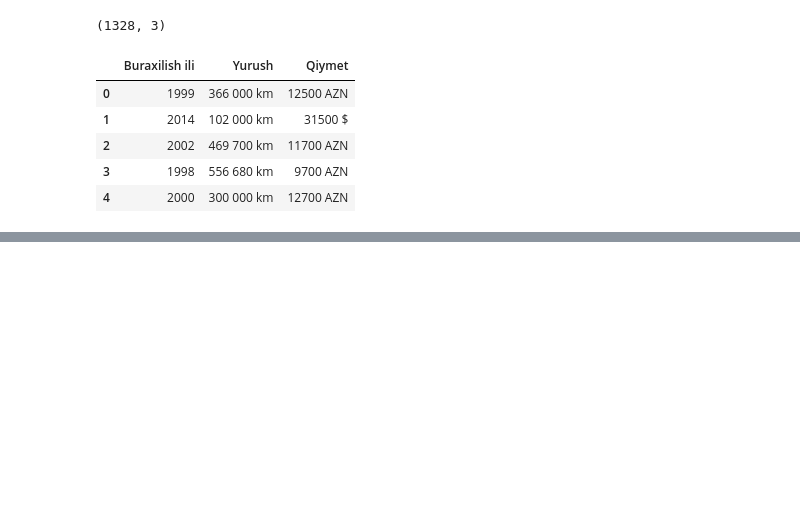
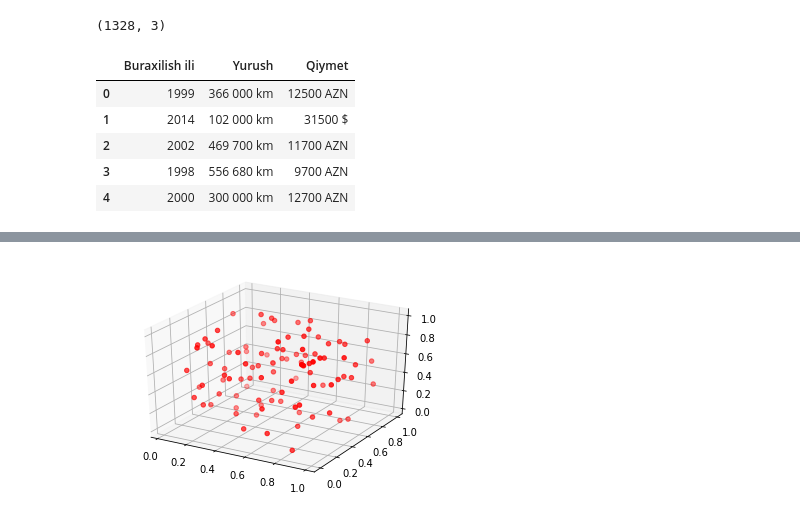
Before and after one commit to Musadiq-Aliyev/Linear-Regression, a Jupyter notebook: Linear Regression.ipynb, the cells around one changed output, grey strips where cells are left out. Cells and saved outputs as stored; diff of their text form; code cells hidden in the pictures; blank space fills up the shorter version.

```diff
--- a/Linear Regression.ipynb
+++ b/Linear Regression.ipynb
@@ -17,0 +39,15 @@ data.head()
+# %%
+import numpy as np
+import matplotlib.pyplot as plt
+from mpl_toolkits.mplot3d import Axes3D
+fig = plt.figure()
+ax = fig.add_subplot(111, projection='3d')
+
+x1 = np.random.rand(100)
+y1 = np.random.rand(100)
+z1 = np.random.rand(100)
+ax.scatter(x1,y1,z1,s=20, color='red')
+
+plt.show()
+# %% [output]
+[figure, added]
```
Also changed, not shown: parts of 6 cells of this notebook.
